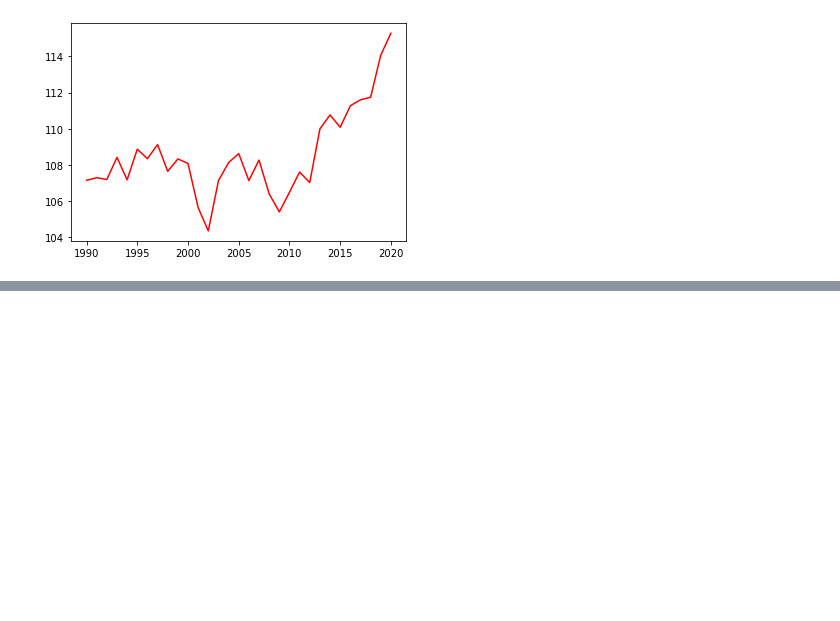
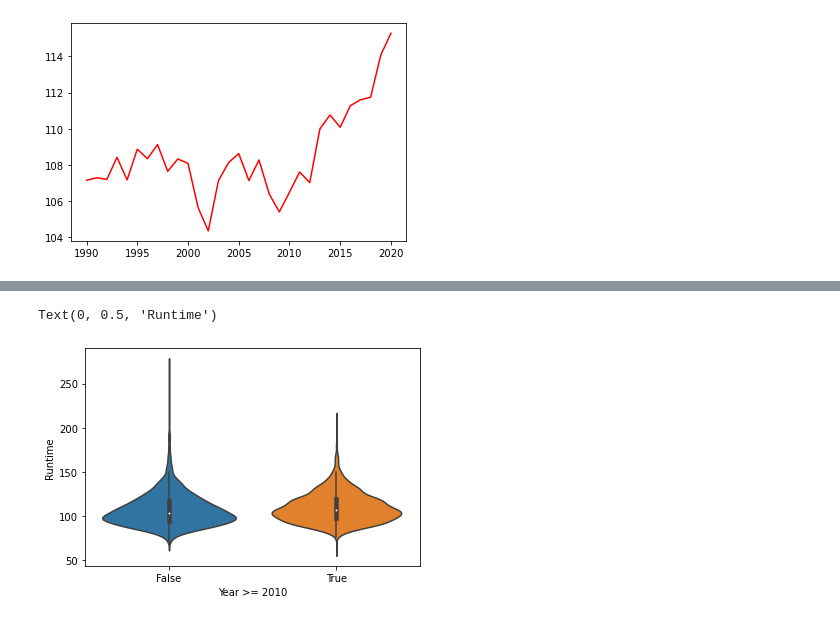
Before and after one commit to yashmanne/movies-analysis, a Jupyter notebook: Question 1 Analysis.ipynb, the cells around one changed output, grey strips where cells are left out. Drawn from its saved outputs; the diff is of its cells as text; code cells hidden in the pictures; blank space fills up the shorter version.

```diff
--- a/Question 1 Analysis.ipynb
+++ b/Question 1 Analysis.ipynb
@@ -105,0 +138,15 @@ plt.plot(f_df.groupby('year').runtime.mean(), color = 'red', label ="mean")
+# %%
+import seaborn as sns
+sns.violinplot(x="bin_year",
+            y="runtime",
+            data=f_df,
+            showmeans=True,
+            meanprops={"marker":"o",
+                       "markerfacecolor":"white",
+                       "markeredgecolor":"black",
+                      "markersize":"5"})
+plt.xlabel("Year >= 2010")
+plt.ylabel("Runtime")
+# %% [output]
+Text(0, 0.5, 'Runtime')
+[figure, added]
```
Also changed, not shown: parts of 3 cells of this notebook, 2 other files.
